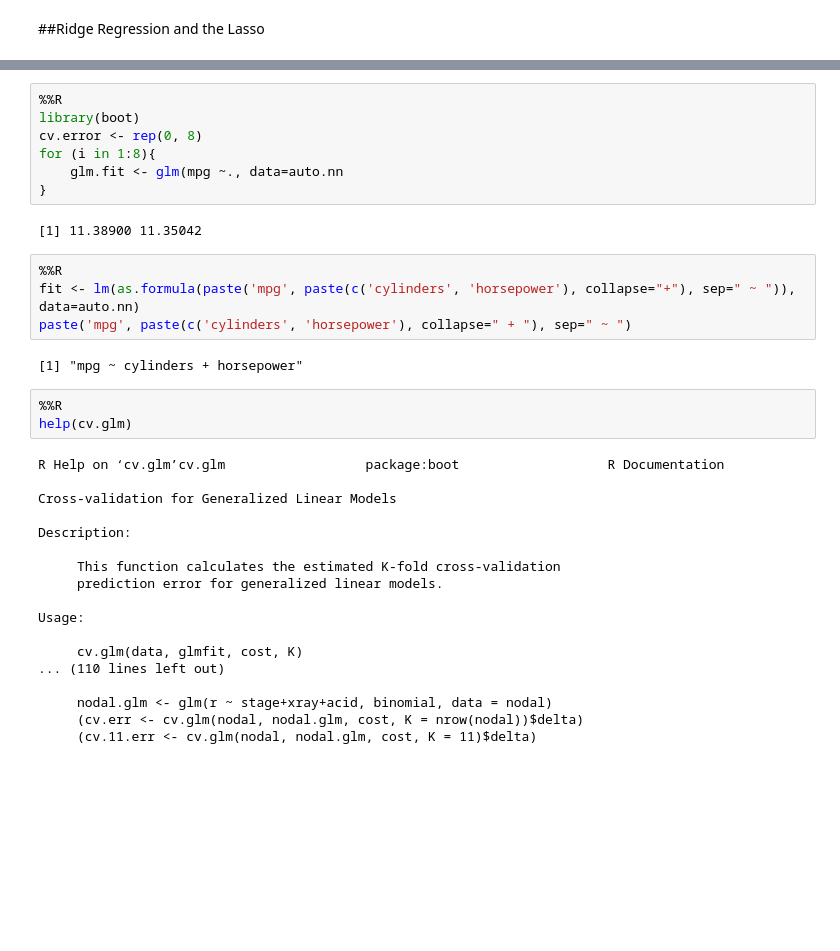
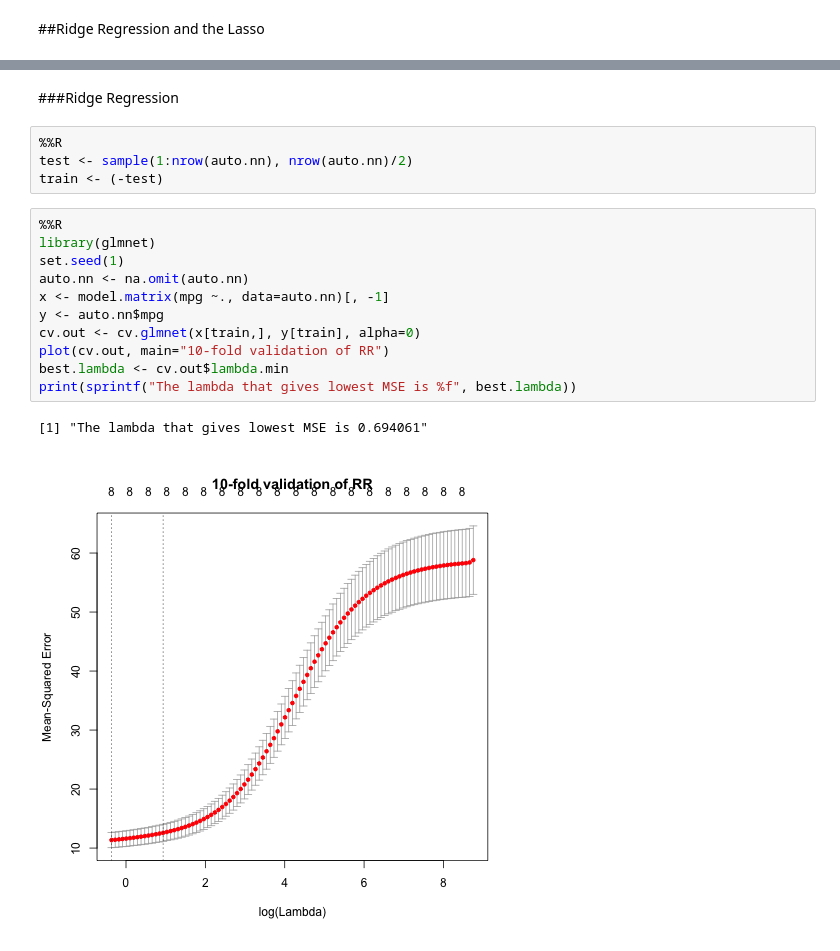
Before and after one commit to nihakue/stats_learning, a Jupyter notebook: Hw4.ipynb, the cells around one changed output, grey strips where cells are left out. Drawn from its saved outputs; the diff is of its cells as text; blank space fills up the shorter version.

```diff
--- a/Hw4.ipynb
+++ b/Hw4.ipynb
@@ -138,36 +102,20 @@ abline(fit)
-# %%
-%%R
-library(boot)
-cv.error <- rep(0, 8)
-for (i in 1:8){
-    glm.fit <- glm(mpg ~., data=auto.nn
-}
-# %% [output]
-[1] 11.38900 11.35042
-# %%
-%%R
-fit <- lm(as.formula(paste('mpg', paste(c('cylinders', 'horsepower'), collapse="+"), sep=" ~ ")), data=auto.nn)
-paste('mpg', paste(c('cylinders', 'horsepower'), collapse=" + "), sep=" ~ ")
-# %% [output]
-[1] "mpg ~ cylinders + horsepower"
-# %%
-%%R
-help(cv.glm)
-# %% [output]
-R Help on ‘cv.glm’cv.glm                  package:boot                   R Documentation
-
-Cross-validation for Generalized Linear Models
-
-Description:
-
-     This function calculates the estimated K-fold cross-validation
-     prediction error for generalized linear models.
-
-Usage:
-
-     cv.glm(data, glmfit, cost, K)
-... (110 lines left out)
-
-     nodal.glm <- glm(r ~ stage+xray+acid, binomial, data = nodal)
-     (cv.err <- cv.glm(nodal, nodal.glm, cost, K = nrow(nodal))$delta)
-     (cv.11.err <- cv.glm(nodal, nodal.glm, cost, K = 11)$delta)
+# %% [markdown]
+###Ridge Regression
+# %%
+%%R
+test <- sample(1:nrow(auto.nn), nrow(auto.nn)/2)
+train <- (-test)
+# %%
+%%R
+library(glmnet)
+set.seed(1)
+auto.nn <- na.omit(auto.nn)
+x <- model.matrix(mpg ~., data=auto.nn)[, -1]
+y <- auto.nn$mpg
+cv.out <- cv.glmnet(x[train,], y[train], alpha=0)
+plot(cv.out, main="10-fold validation of RR")
+best.lambda <- cv.out$lambda.min
+print(sprintf("The lambda that gives lowest MSE is %f", best.lambda))
+# %% [output]
+[1] "The lambda that gives lowest MSE is 0.694061"
+[figure, added]
```
Also changed, not shown: parts of 24 cells of this notebook, 2 other files.
